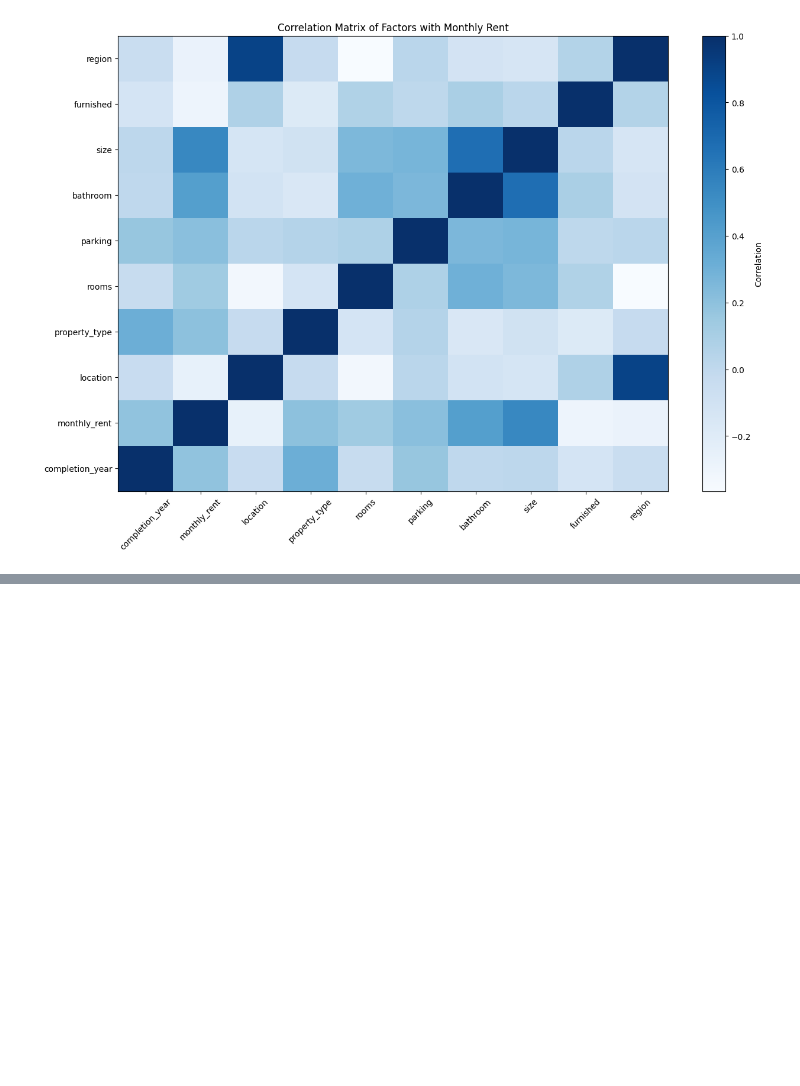
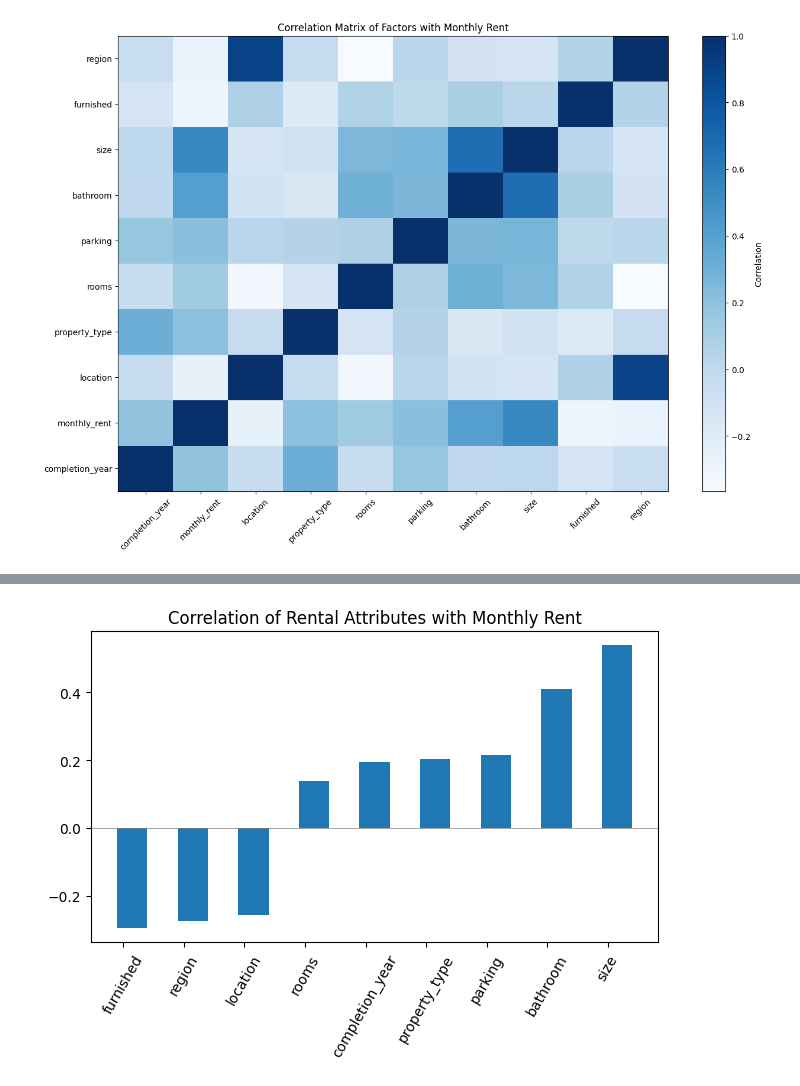
Before and after one commit to dnielleyp/Data-Analytics, a Jupyter notebook: rental-prices/01_Exploratory_Analysis.ipynb, the cells around one changed output, grey strips where cells are left out. Drawn from its saved outputs; the diff is of its cells as text; code cells hidden in the pictures; blank space fills up the shorter version.

Commit message:
correlation of facilities with monthly rent added

```diff
--- a/rental-prices/01_Exploratory_Analysis.ipynb
+++ b/rental-prices/01_Exploratory_Analysis.ipynb
@@ -133,7 +133,8 @@ Let's look at the correlation of the property factors with the monthly rent, sta
 # %%
 #since ads_id are a unique identifier for each property, they won't have a correlation
 #to the monthly_rent. Therefore we decided exclude it
-factors = data_codes.iloc[:,1:14].drop(columns=['facilities', 'additional_facilities'])
+
+factors = data_codes.iloc[:,0:14].drop(columns=['ads_id','facilities', 'additional_facilities'])
 factors_corr = factors.corr()
 # %%
 fig, ax = plt.subplots(figsize=(15,10))
@@ -169,0 +183,11 @@ X_axis = np.arrange()
+# %%
+X_axis = np.arange(9)
+# plt.figure(figsize=(8,4))
+plt.bar(X_axis, factors_corr['monthly_rent'].sort_values()[:-1], width=0.5)
+plt.axhline(0, color='grey', linewidth='0.5')
+plt.xticks(X_axis-0.15, factors_corr['monthly_rent'].sort_values().index.tolist()[:-1],
+           rotation=60)
+plt.title("Correlation of Rental Attributes with Monthly Rent")
+plt.tight_layout()
+# %% [output]
+[figure, added]
```
Also changed, not shown: parts of 6 cells of this notebook.
